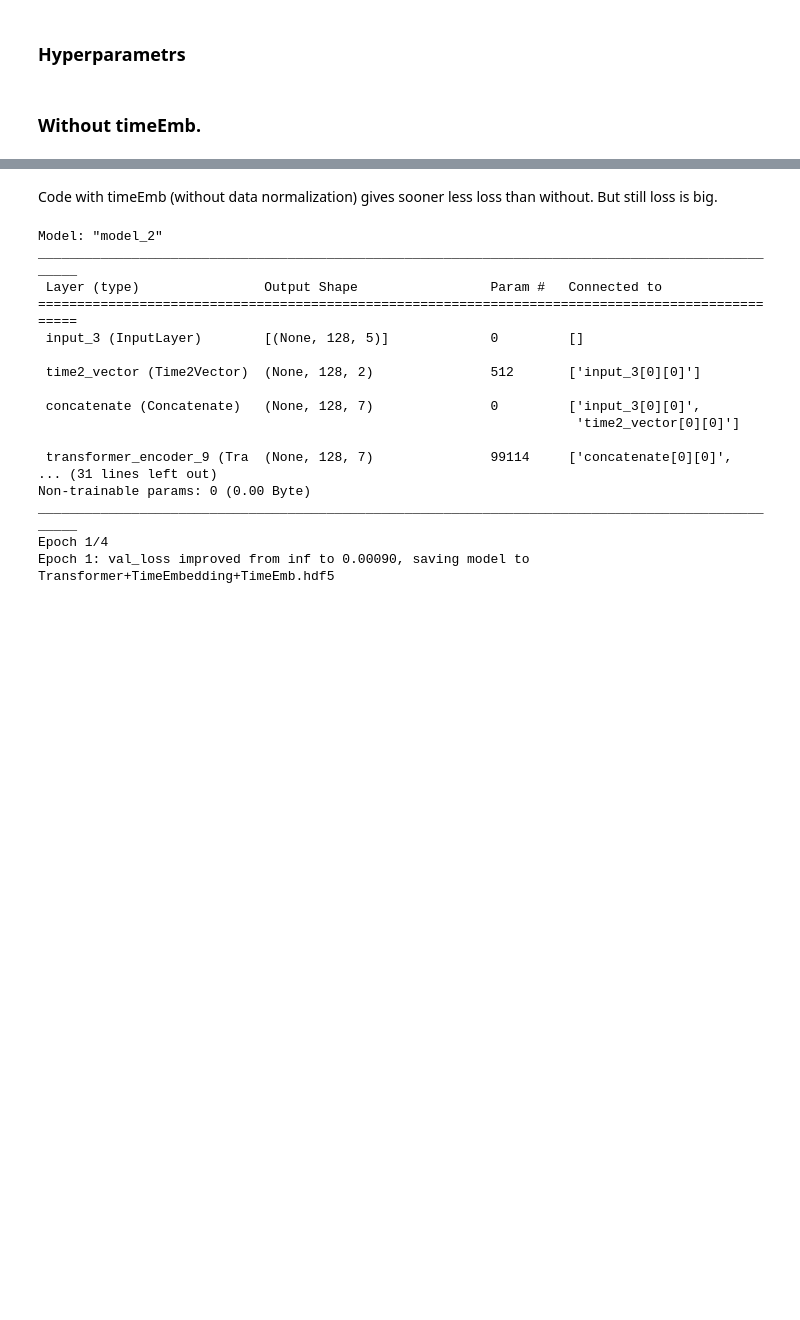
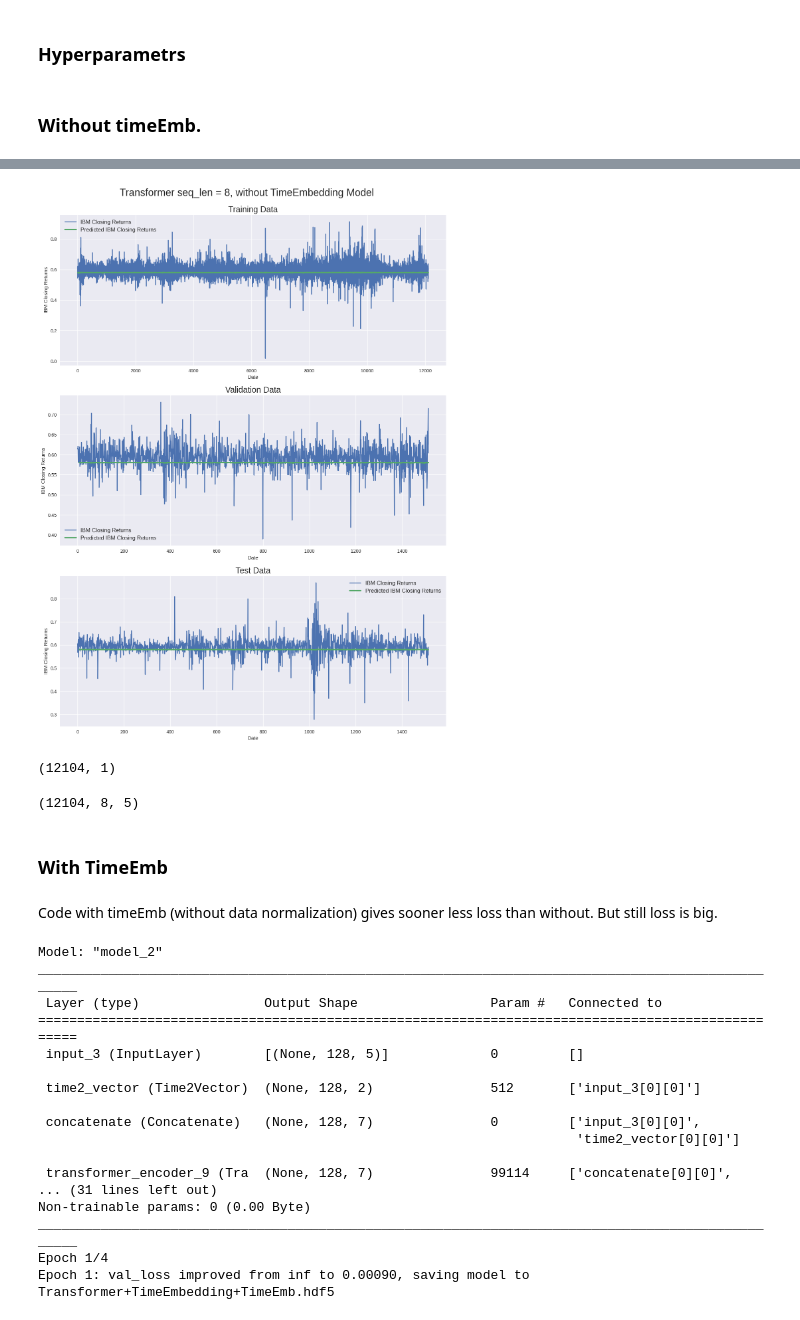
Before and after one commit to annalimm/MultiTimeSeries_Transformer, a Jupyter notebook: MultiTimeSer.ipynb, the cells around one changed output, grey strips where cells are left out. Cells and saved outputs as stored; diff of their text form; code cells hidden in the pictures; blank space fills up the shorter version.

```diff
--- a/MultiTimeSer.ipynb
+++ b/MultiTimeSer.ipynb
@@ -601,0 +614,16 @@ ax31.legend(loc="best", fontsize=12)
+# %%
+seq_len = 8
+
+model8 = create_model()
+
+callback = tf.keras.callbacks.ModelCheckpoint(drive_file_path,
+                                              monitor='val_loss',
+                                              save_best_only=True,
+                                              save_weights_only=False,  # Save the entire model (including architecture)
+                                              verbose=1)
+
+model8.fit(X_train, y_train,
+          batch_size=batch_size,
+          epochs=1,
+          callbacks=callback,
+          validation_data=(X_val, y_val))
@@ -601,0 +634,7 @@ ax31.legend(loc="best", fontsize=12)
+# %%
+train_pred8 = model8.predict(X_train)
+val_pred8 = model8.predict(X_val)
+test_pred8 = model8.predict(X_test)
+
+pred_plot("Transformer seq_len = 8, without TimeEmbedding Model", train_pred8, val_pred8, test_pred8)
+# %% [output]
@@ -602,3 +644,14 @@ ax31.legend(loc="best", fontsize=12)
+[figure, added]
+# %%
+train_pred8.shape
+# %% [output]
+(12104, 1)
+# %%
+X_train.shape
+# %% [output]
+(12104, 8, 5)
+# %% [markdown]
+### With TimeEmb
 # %% [markdown]
 Code with timeEmb (without data normalization) gives sooner less loss than without. But still loss is big.
 # %%
```
Also changed, not shown: parts of 34 cells of this notebook.
